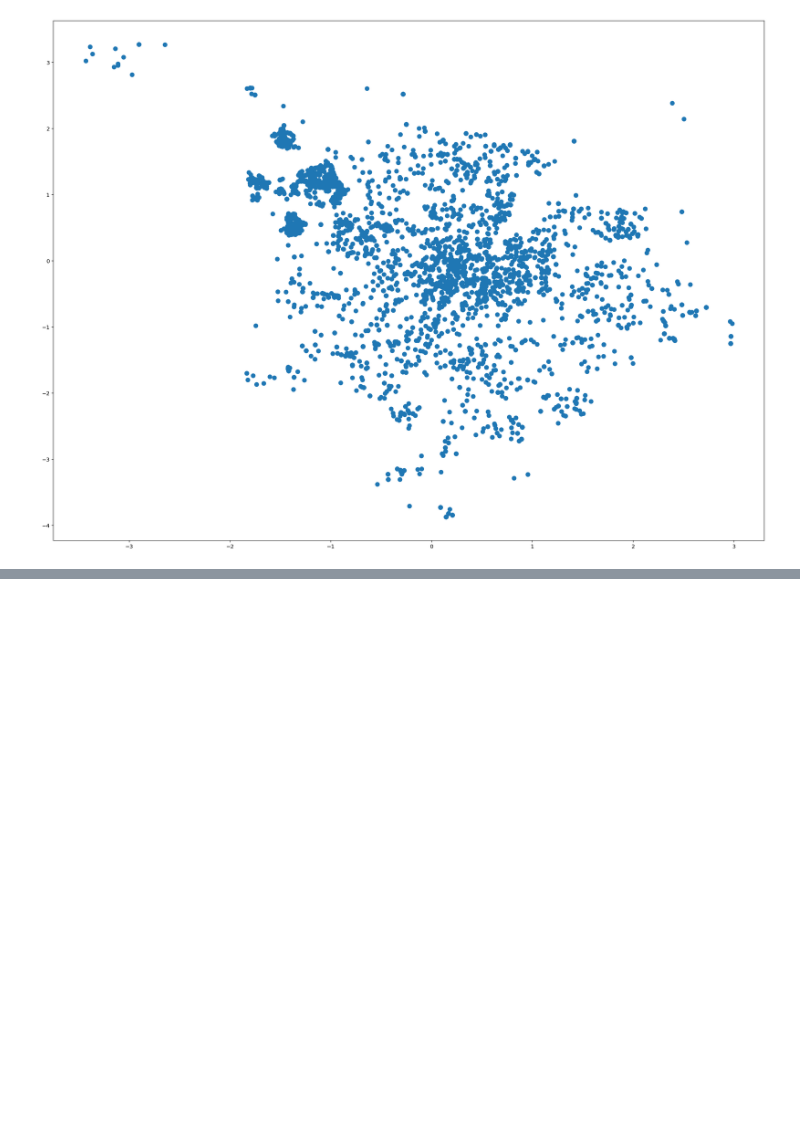
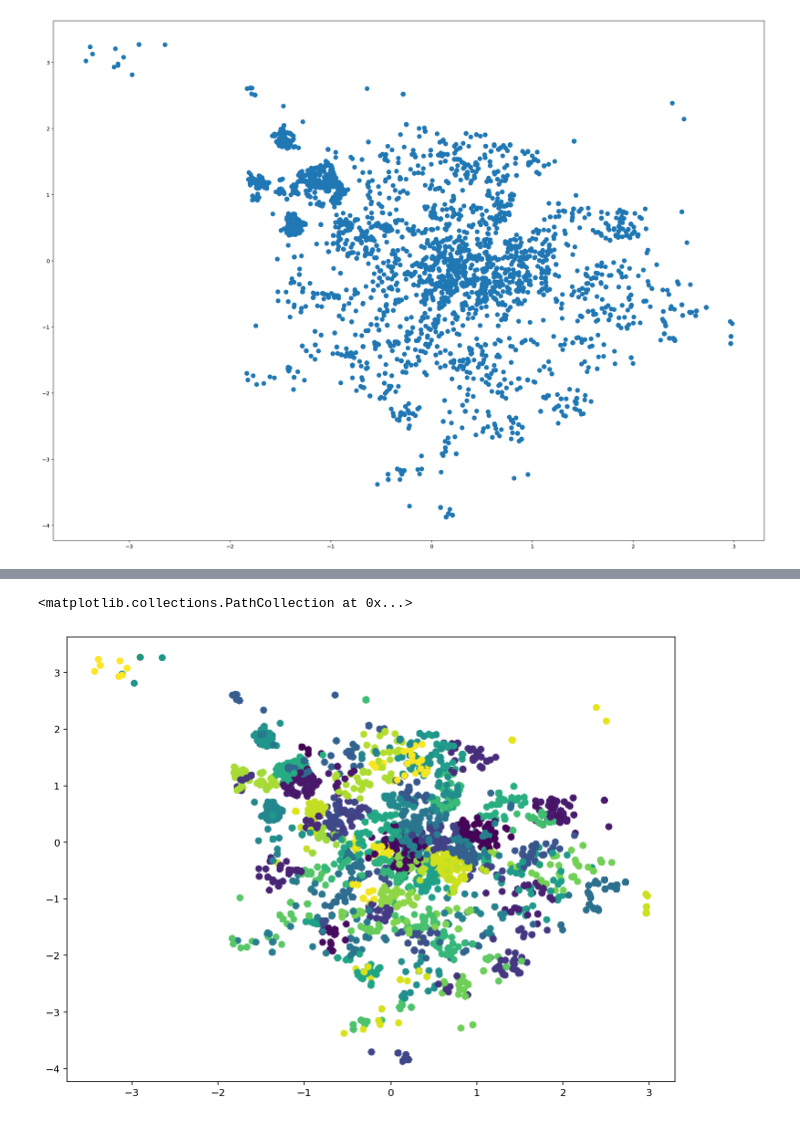
Before and after one commit to doompro1/NetologyPython, a Jupyter notebook: Feature engineering/Кластеризация/Homework/Homework/homework clustering.ipynb, the cells around one changed output, grey strips where cells are left out. Saved outputs shown, nothing was run; the diff lists cells and outputs as text; code cells hidden in the pictures; blank space fills up the shorter version.

```diff
--- a/Feature engineering/Кластеризация/Homework/Homework/homework clustering.ipynb
+++ b/Feature engineering/Кластеризация/Homework/Homework/homework clustering.ipynb
@@ -145,0 +157,9 @@ MemoryError: Unable to allocate 88.2 GiB for an array with shape (108806, 108806
+# %%
+### Не очень(
+y_pred = KMeans(n_clusters=100).fit_predict(df_S)
+
+plt.subplot(221)
+plt.scatter(novote_df_S[:, 0], novote_df_S[:, 1], c=y_pred)
+# %% [output]
+<matplotlib.collections.PathCollection at 0x...>
+[figure, added]
```
Also changed, not shown: parts of 9 cells of this notebook.
